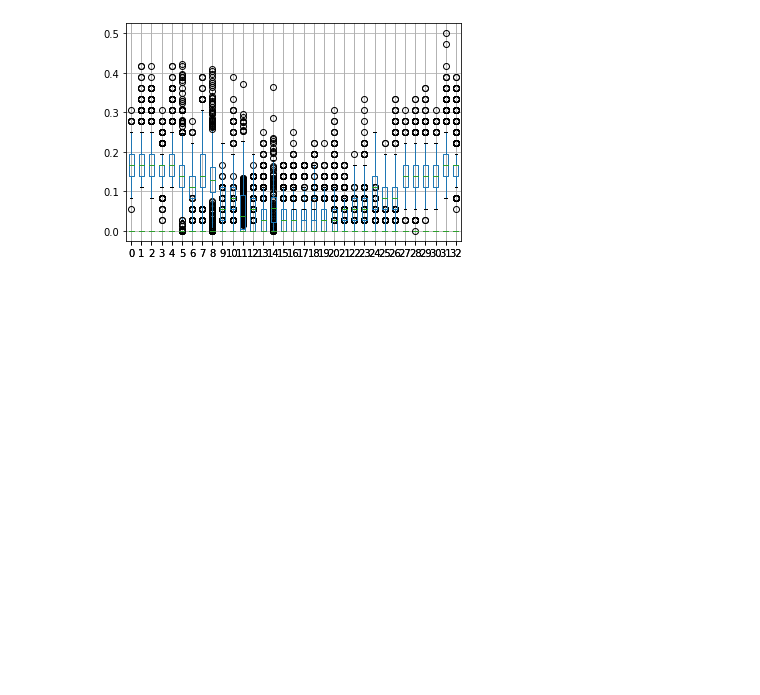
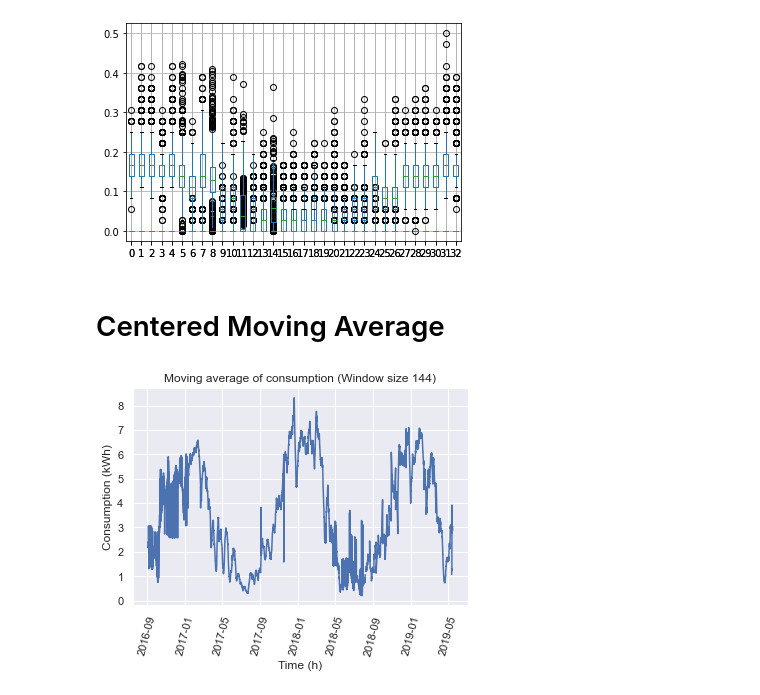
Before and after one commit to 4ug-aug/Otovo-OptimalControl, a Jupyter notebook: explore_cleaned_meters.ipynb, the cells around one changed output. Saved outputs shown, nothing was run; the diff lists cells and outputs as text; code cells hidden in the pictures; blank space fills up the shorter version.

Commit message:
Feat: Centered moving average smoothing added

```diff
--- a/explore_cleaned_meters.ipynb
+++ b/explore_cleaned_meters.ipynb
@@ -90,3 +90,5 @@ df_mm_cons_monthly.boxplot()
 <class 'pandas.core.series.Series'>
 <AxesSubplot:>
 [figure]
+# %% [markdown]
+# Centered Moving Average
@@ -92,0 +143,5 @@ df_mm_cons_monthly.boxplot()
+# %%
+
+plot_moving_average(df_mm_cons["num_kwh"], window=12*12, plt_title="Moving average of consumption", y_label = "Consumption (kWh)")
+# %% [output]
+[figure, added]
```
Also changed, not shown: parts of 2 cells of this notebook.
